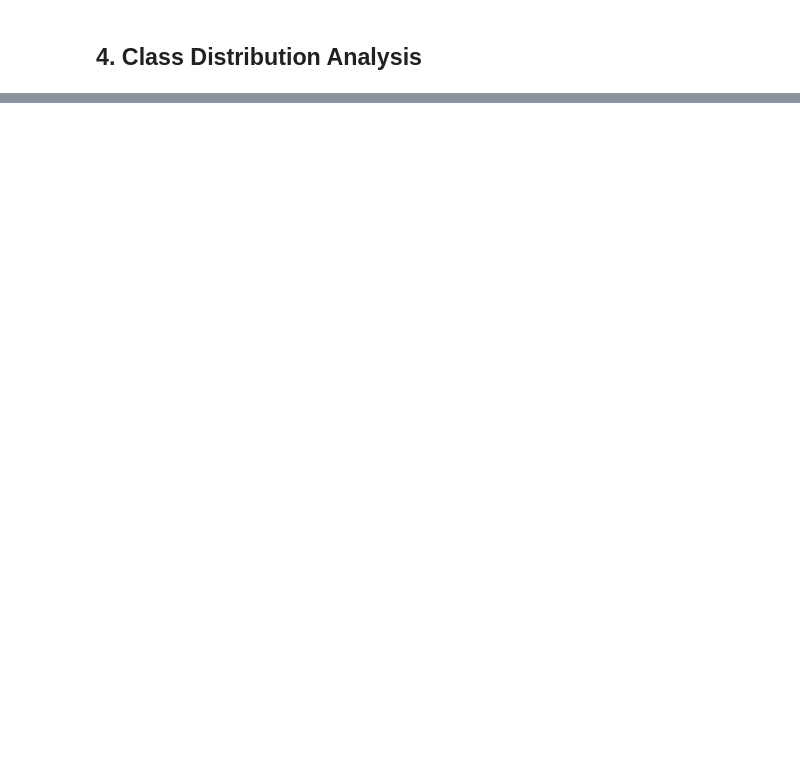
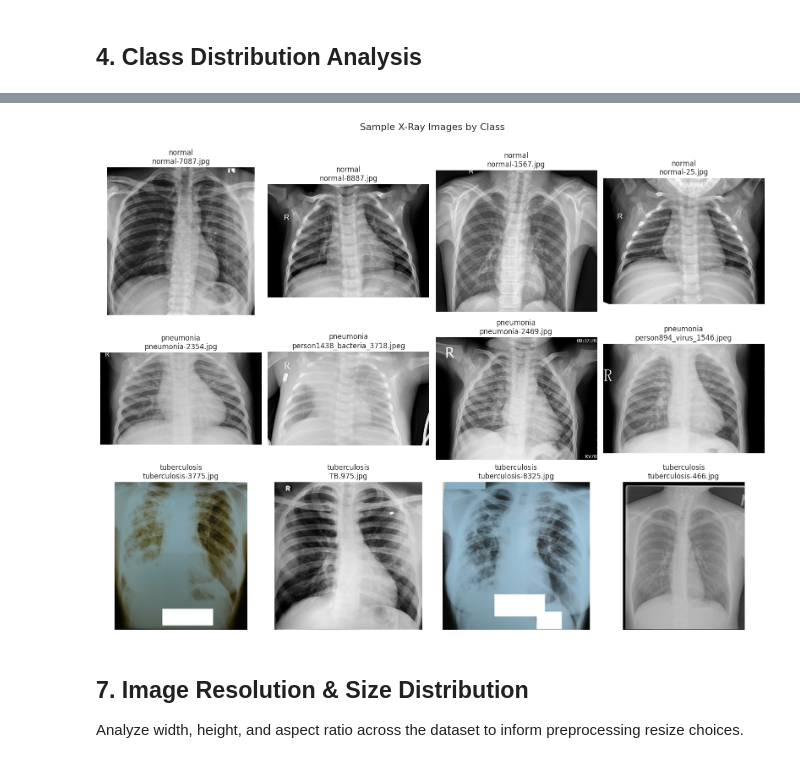
Before and after one commit to kmache/xclinvision-ops, a Jupyter notebook: notebooks/01_data_exploration.ipynb, the cells around one changed output, grey strips where cells are left out. Cells and saved outputs as stored; diff of their text form; code cells hidden in the pictures; blank space fills up the shorter version.

```diff
--- a/notebooks/01_data_exploration.ipynb
+++ b/notebooks/01_data_exploration.ipynb
@@ -103,31 +154,37 @@ plt.show()
 # %%
-def visualize_samples(df: pd.DataFrame, n_samples: int = 3):
-    """Visualize sample images from each class."""
+def visualize_samples(df: pd.DataFrame, n_samples: int = 4):
+    """Visualize sample images from each class (n_samples per row)."""
 
-    classes = df["class"].unique()
+    classes = sorted(df["class"].unique())
     n_classes = len(classes)
 
     fig, axes = plt.subplots(n_classes, n_samples, figsize=(n_samples * 4, n_classes * 4))
 
     for i, class_name in enumerate(classes):
         class_df = df[df["class"] == class_name]
         samples = class_df.sample(n=min(n_samples, len(class_df)))
 
         for j, (_, row) in enumerate(samples.iterrows()):
             img = Image.open(row["filepath"])
             if n_classes == 1:
                 ax = axes[j]
             else:
                 ax = axes[i, j]
             ax.imshow(img, cmap="gray")
-            ax.set_title(f"{class_name}\n{row['filename'][:30]}...")
+            ax.set_title(f"{class_name}\n{row['filename'][:30]}")
             ax.axis("off")
 
+    plt.suptitle("Sample X-Ray Images by Class", fontsize=16, y=1.01)
     plt.tight_layout()
     plt.show()
 
 # Show samples
 if len(df) > 0:
-    visualize_samples(df, n_samples=3)
+    visualize_samples(df, n_samples=4)
 else:
     print("No images found. Please download datasets first.")
+# %% [output]
+[figure, added]
+# %% [markdown]
+## 7. Image Resolution & Size Distribution
+Analyze width, height, and aspect ratio across the dataset to inform preprocessing resize choices.
```
Also changed, not shown: parts of 27 cells of this notebook, 15 other files.
